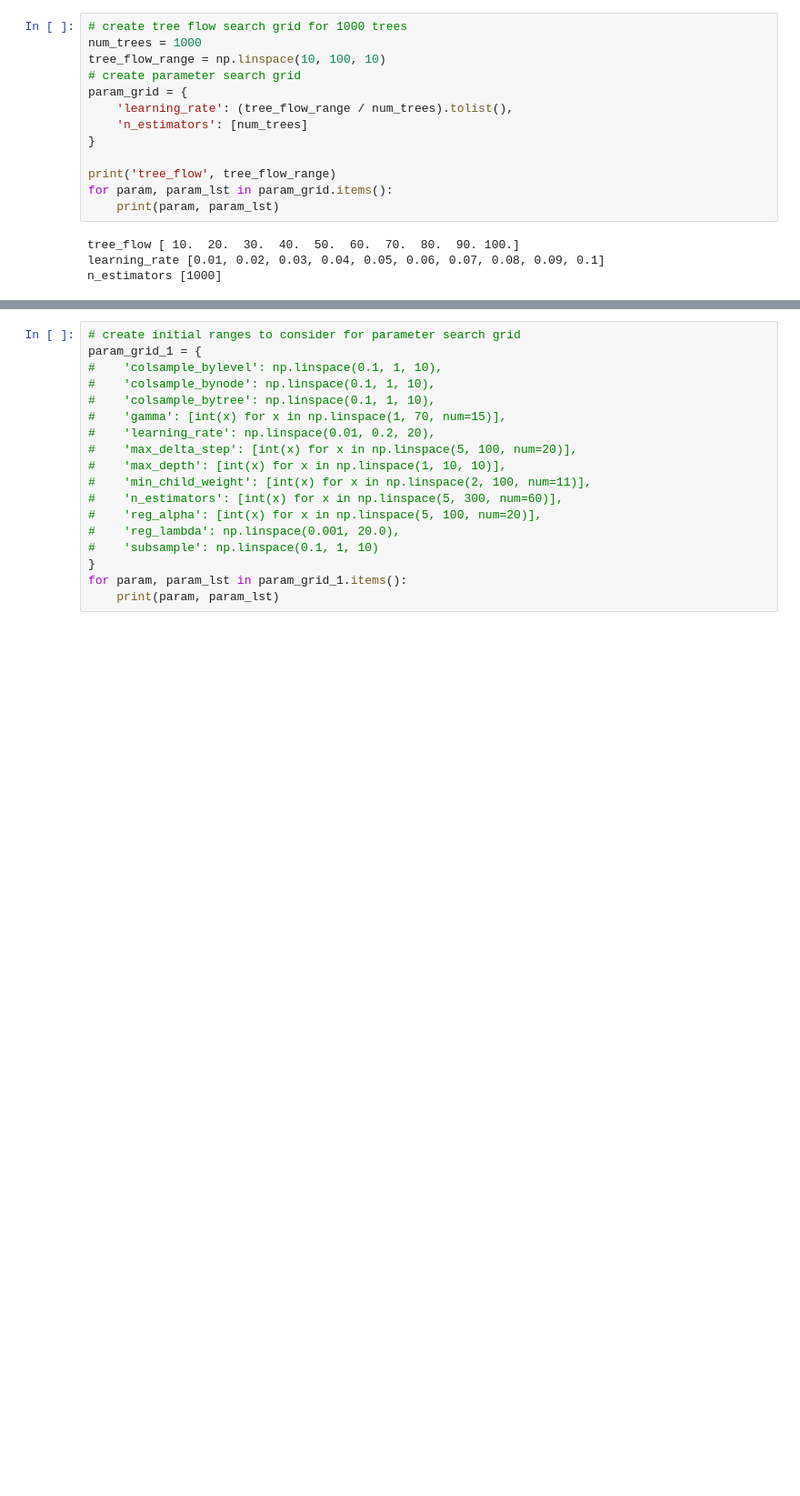
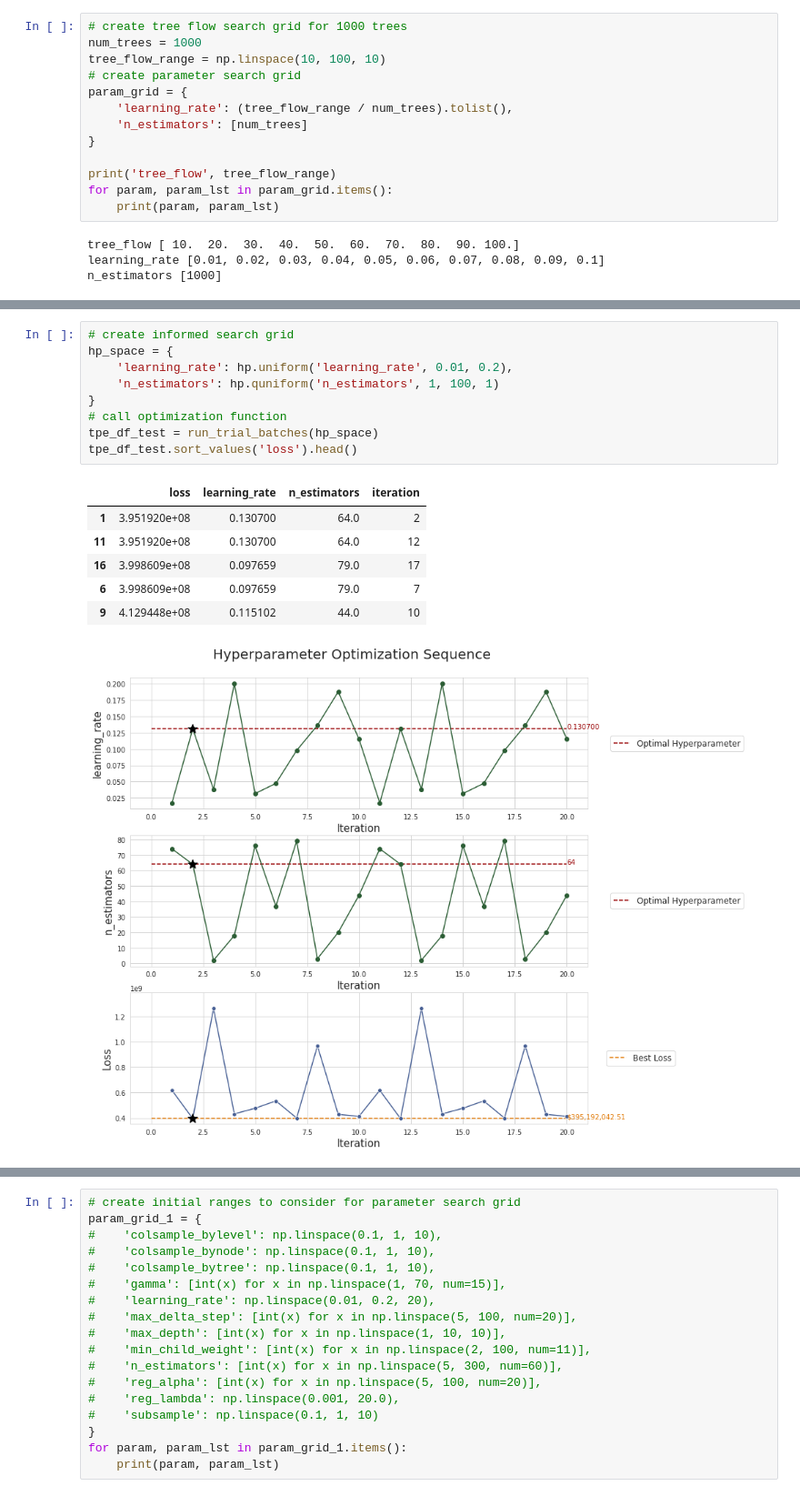
Before and after one commit to christianspybrook/springboard, a Jupyter notebook: capstones/capstone2/capstone2_xgb_regressor_test.ipynb, the cells around one changed output, grey strips where cells are left out. Shown at 91% size. Saved outputs shown, nothing was run; the diff lists cells and outputs as text; blank space fills up the shorter version.

```diff
--- a/capstones/capstone2/capstone2_xgb_regressor_test.ipynb
+++ b/capstones/capstone2/capstone2_xgb_regressor_test.ipynb
@@ -387,0 +553,17 @@ The optimal learning rate is independent of the number of trees used for this da
+# %%
+# create informed search grid
+hp_space = {
+    'learning_rate': hp.uniform('learning_rate', 0.01, 0.2),
+    'n_estimators': hp.quniform('n_estimators', 1, 100, 1)
+}
+# call optimization function
+tpe_df_test = run_trial_batches(hp_space)
+tpe_df_test.sort_values('loss').head()
+# %% [output]
+|  | loss | learning_rate | n_estimators | iteration |
+| 1 | 3.951920e+08 | 0.130700 | 64.0 | 2 |
+| 11 | 3.951920e+08 | 0.130700 | 64.0 | 12 |
+| 16 | 3.998609e+08 | 0.097659 | 79.0 | 17 |
+| 6 | 3.998609e+08 | 0.097659 | 79.0 | 7 |
+| 9 | 4.129448e+08 | 0.115102 | 44.0 | 10 |
+[figure, added]
```
Also changed, not shown: parts of 25 cells of this notebook.
